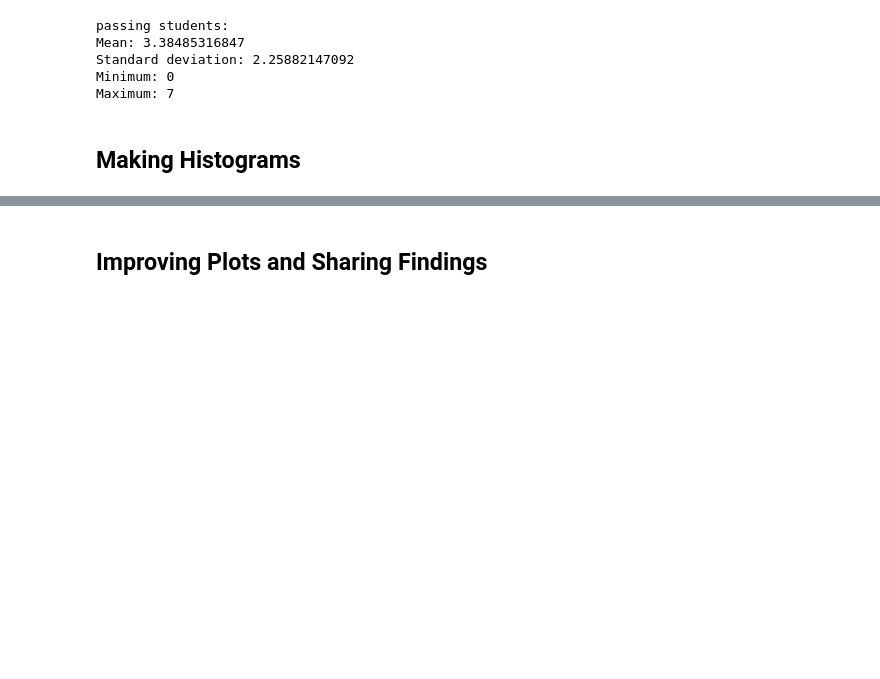
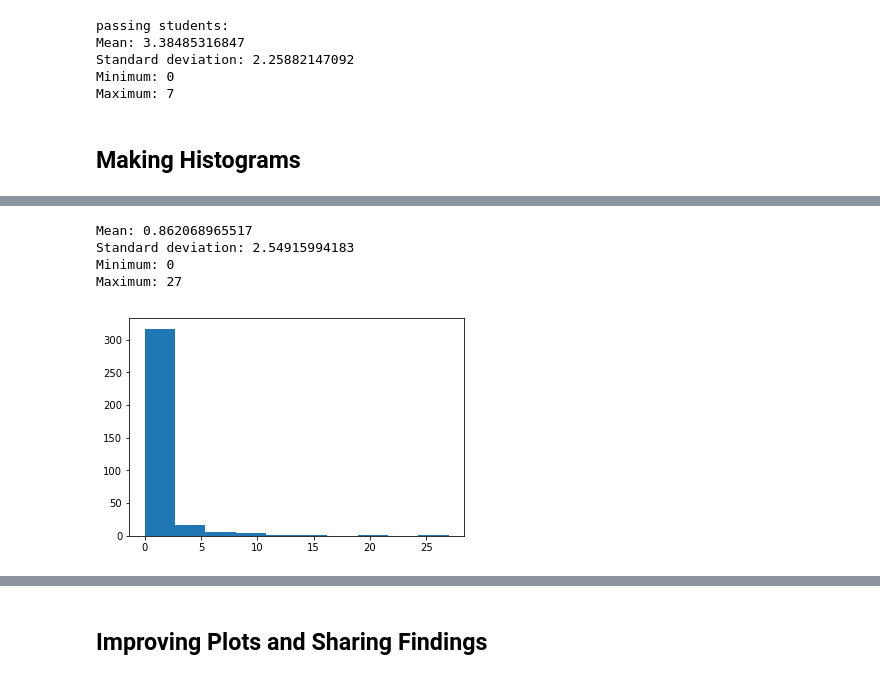
Before and after one commit to zhengweiyu/L1_Starter_Code, a Jupyter notebook: L1_Starter_Code.ipynb, the cells around one changed output, grey strips where cells are left out. Saved outputs shown, nothing was run; the diff lists cells and outputs as text; code cells hidden in the pictures; blank space fills up the shorter version.

```diff
--- a/L1_Starter_Code.ipynb
+++ b/L1_Starter_Code.ipynb
@@ -612,0 +619,8 @@ describe_data(data)
+# %%
+describe_data(non_passing_lessons.values())
+# %% [output]
+Mean: 0.862068965517
+Standard deviation: 2.54915994183
+Minimum: 0
+Maximum: 27
+[figure, added]
```
Also changed, not shown: parts of 12 cells of this notebook.
